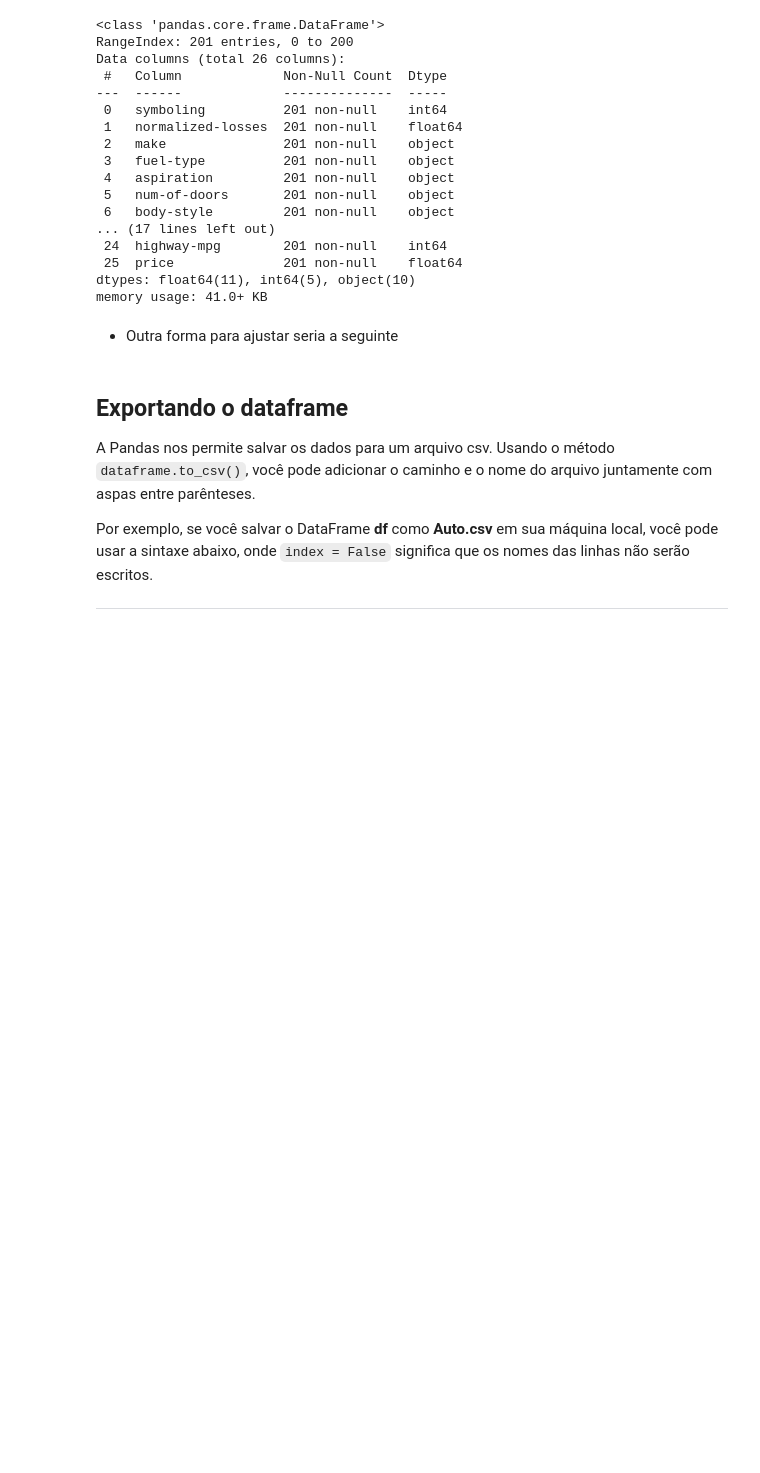
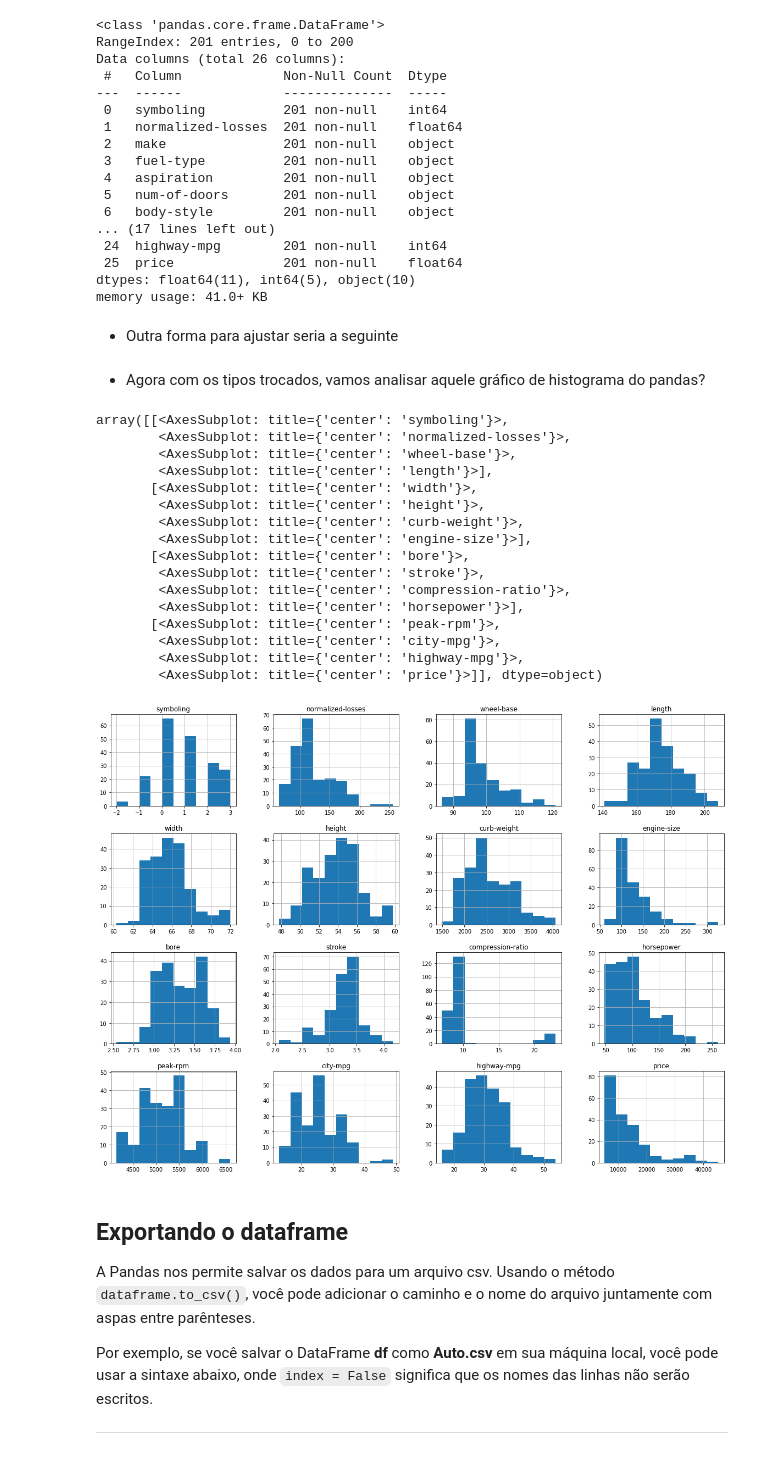
Before and after one commit to EduPekUfpr/PPGOLD7037, a Jupyter notebook: 01-DS_PPGOLD_Introducao/DS_PPGOLD_Aula01_Introducao.ipynb, the cells around one changed output. Saved outputs shown, nothing was run; the diff lists cells and outputs as text; code cells hidden in the pictures; blank space fills up the shorter version.

```diff
--- a/01-DS_PPGOLD_Introducao/DS_PPGOLD_Aula01_Introducao.ipynb
+++ b/01-DS_PPGOLD_Introducao/DS_PPGOLD_Aula01_Introducao.ipynb
@@ -558,6 +558,28 @@ memory usage: 41.0+ KB
 # %%
 df[["bore", "peak-rpm","stroke", "price"]] = df[["bore", "peak-rpm", "stroke","price"]].astype("float")
 df[["normalized-losses"]] = df[["normalized-losses"]].astype("int")
+# %% [markdown]
+* Agora com os tipos trocados, vamos analisar aquele gráfico de histograma do pandas?
+# %%
+df.hist(figsize=(20,15))
+# %% [output]
+array([[<AxesSubplot: title={'center': 'symboling'}>,
+        <AxesSubplot: title={'center': 'normalized-losses'}>,
+        <AxesSubplot: title={'center': 'wheel-base'}>,
+        <AxesSubplot: title={'center': 'length'}>],
+       [<AxesSubplot: title={'center': 'width'}>,
+        <AxesSubplot: title={'center': 'height'}>,
+        <AxesSubplot: title={'center': 'curb-weight'}>,
+        <AxesSubplot: title={'center': 'engine-size'}>],
+       [<AxesSubplot: title={'center': 'bore'}>,
+        <AxesSubplot: title={'center': 'stroke'}>,
+        <AxesSubplot: title={'center': 'compression-ratio'}>,
+        <AxesSubplot: title={'center': 'horsepower'}>],
+       [<AxesSubplot: title={'center': 'peak-rpm'}>,
+        <AxesSubplot: title={'center': 'city-mpg'}>,
+        <AxesSubplot: title={'center': 'highway-mpg'}>,
+        <AxesSubplot: title={'center': 'price'}>]], dtype=object)
+[figure, added]
 # %% [markdown]
 ## Exportando o dataframe
 
```
Also changed, not shown: parts of 4 cells of this notebook, 3 other files.
